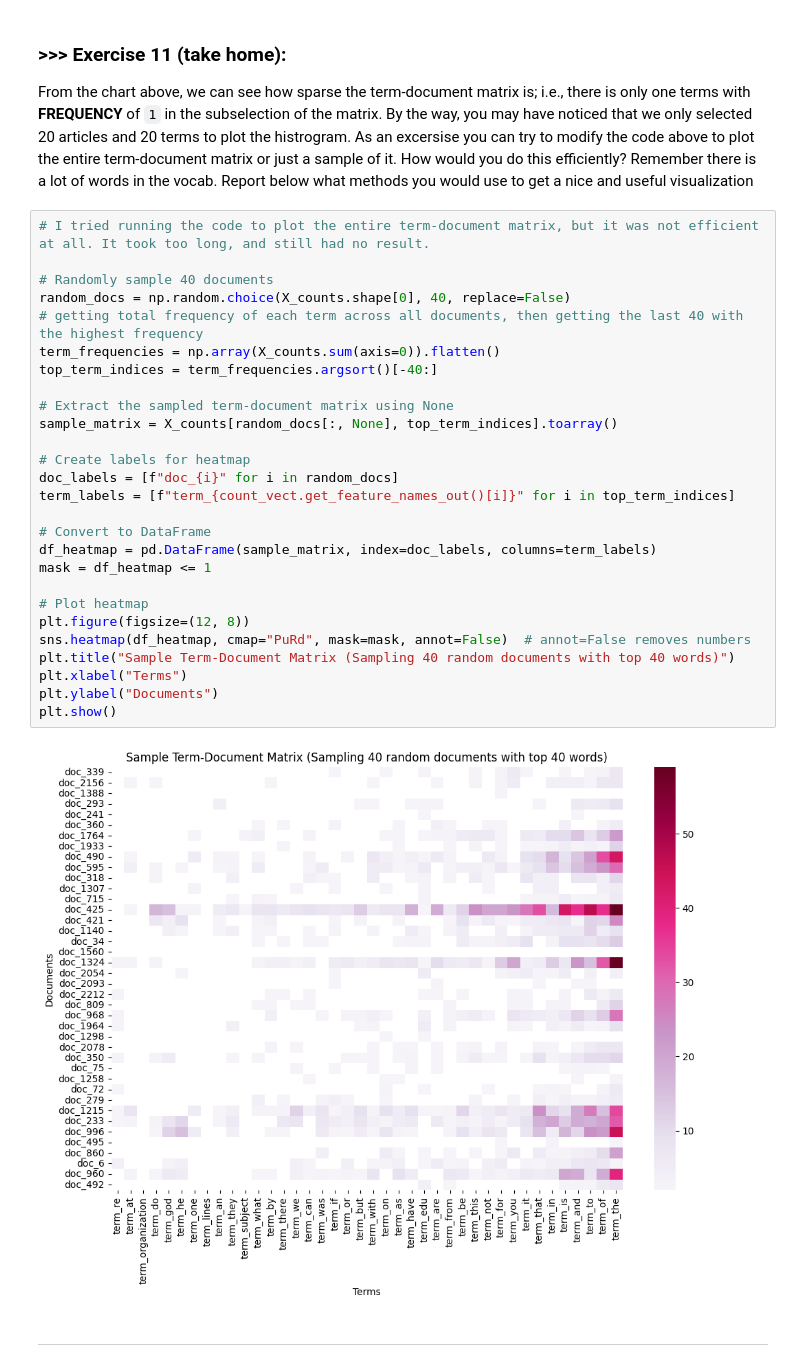
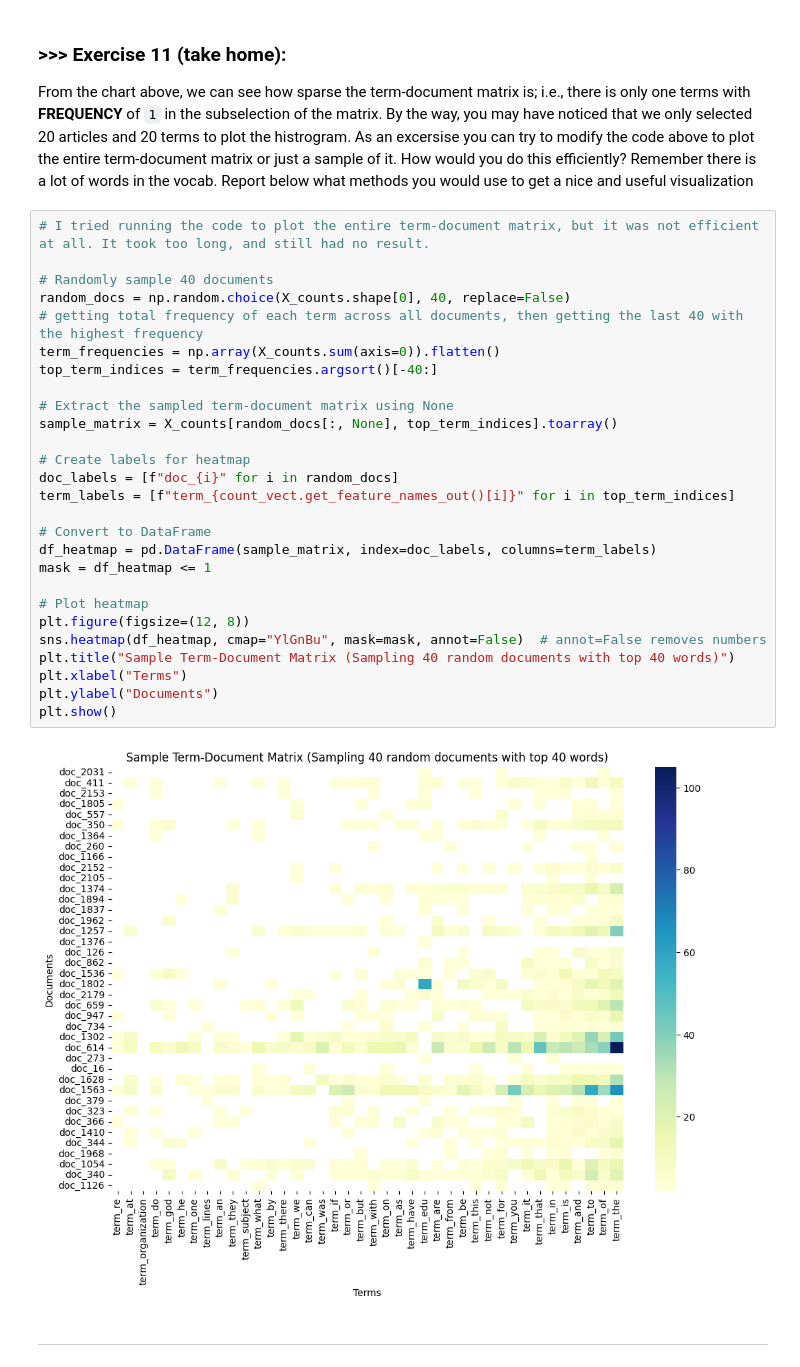
Before and after one commit to MigzAvila/DM2025-Lab1-Exercise, a Jupyter notebook: DM2025-Lab1-Master.ipynb, the cells around one changed output. Saved outputs shown, nothing was run; the diff lists cells and outputs as text.

```diff
--- a/DM2025-Lab1-Master.ipynb
+++ b/DM2025-Lab1-Master.ipynb
@@ -1141,32 +1144,32 @@ From the chart above, we can see how sparse the term-document matrix is; i.e., t
 # %%
 # I tried running the code to plot the entire term-document matrix, but it was not efficient at all. It took too long, and still had no result.
 
 # Randomly sample 40 documents
 random_docs = np.random.choice(X_counts.shape[0], 40, replace=False)
 # getting total frequency of each term across all documents, then getting the last 40 with the highest frequency
 term_frequencies = np.array(X_counts.sum(axis=0)).flatten()
 top_term_indices = term_frequencies.argsort()[-40:]
 
 # Extract the sampled term-document matrix using None
 sample_matrix = X_counts[random_docs[:, None], top_term_indices].toarray()
 
 # Create labels for heatmap
 doc_labels = [f"doc_{i}" for i in random_docs]
 term_labels = [f"term_{count_vect.get_feature_names_out()[i]}" for i in top_term_indices]
 
 # Convert to DataFrame
 df_heatmap = pd.DataFrame(sample_matrix, index=doc_labels, columns=term_labels)
 mask = df_heatmap <= 1
 
 # Plot heatmap
 plt.figure(figsize=(12, 8))
-sns.heatmap(df_heatmap, cmap="PuRd", mask=mask, annot=False)  # annot=False removes numbers
+sns.heatmap(df_heatmap, cmap="YlGnBu", mask=mask, annot=False)  # annot=False removes numbers
 plt.title("Sample Term-Document Matrix (Sampling 40 random documents with top 40 words)")
 plt.xlabel("Terms")
 plt.ylabel("Documents")
 plt.show()
 # %% [output]
-[figure, old version]
+[figure, new version]
 # %% [markdown]
 ---
 # %% [markdown]
```
Also changed, not shown: parts of 9 cells of this notebook, 2 other files.
